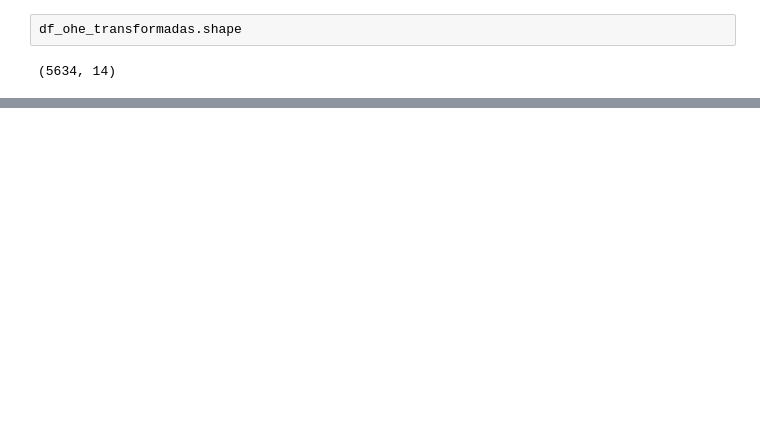
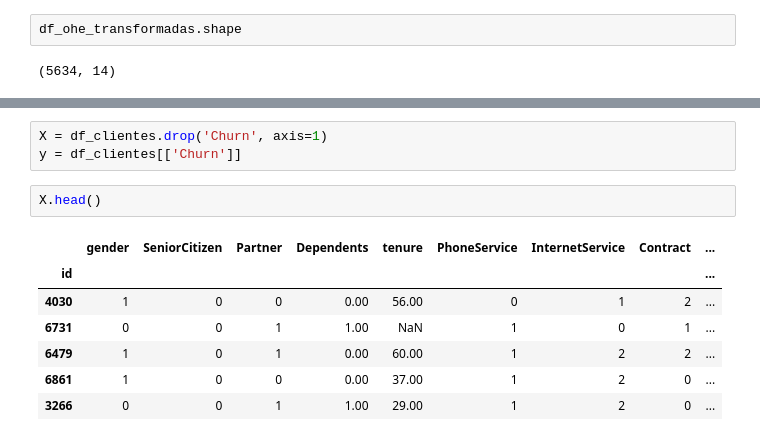
Before and after one commit to luismendoncafsilva/Supervised_Classification_Project, a Jupyter notebook: churn_analysis.ipynb, the cells around one changed output, grey strips where cells are left out. Cells and saved outputs as stored; diff of their text form; blank space fills up the shorter version.

```diff
--- a/churn_analysis.ipynb
+++ b/churn_analysis.ipynb
@@ -505,0 +537,13 @@ df_clientes.head()
+# %%
+X = df_clientes.drop('Churn', axis=1)
+y = df_clientes[['Churn']]
+# %%
+X.head()
+# %% [output]
+|  | gender | SeniorCitizen | Partner | Dependents | tenure | PhoneService | InternetService | Contract | ... |
+| id |  |  |  |  |  |  |  |  | ... |
+| 4030 | 1 | 0 | 0 | 0.00 | 56.00 | 0 | 1 | 2 | ... |
+| 6731 | 0 | 0 | 1 | 1.00 | NaN | 1 | 0 | 1 | ... |
+| 6479 | 1 | 0 | 1 | 0.00 | 60.00 | 1 | 2 | 2 | ... |
+| 6861 | 1 | 0 | 0 | 0.00 | 37.00 | 1 | 2 | 0 | ... |
+| 3266 | 0 | 0 | 1 | 1.00 | 29.00 | 1 | 2 | 0 | ... |
```
Also changed, not shown: parts of 39 cells of this notebook.
